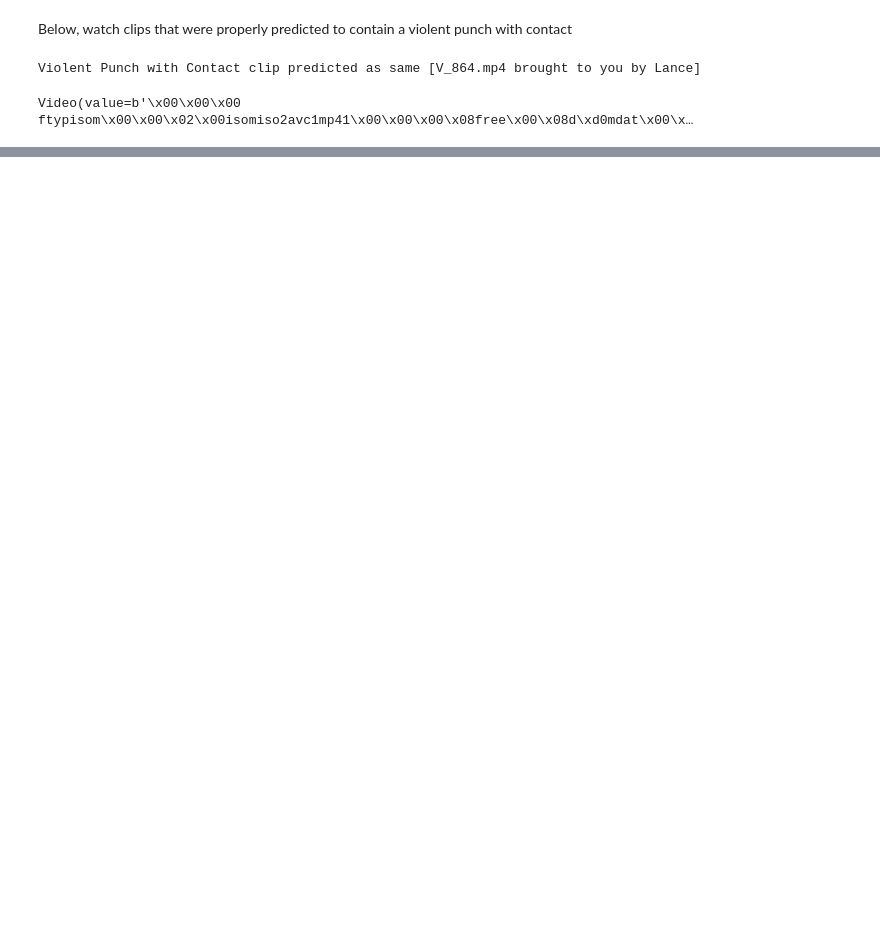
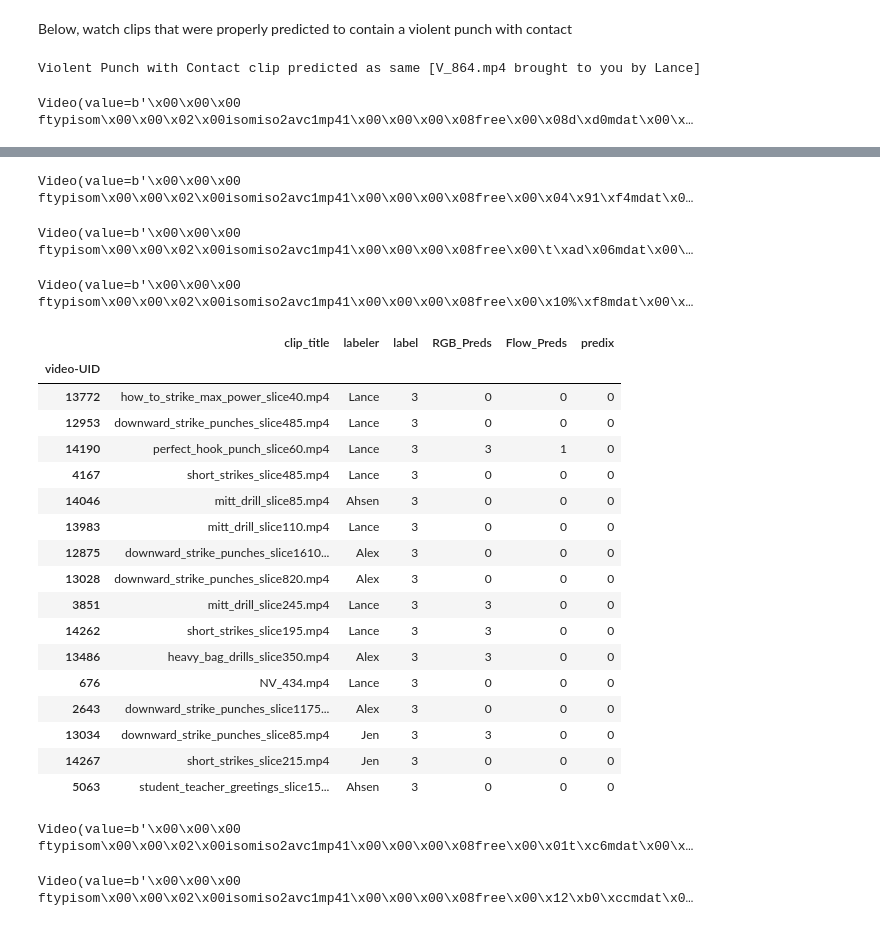
Before and after one commit to ahsenq/bittah-ninja, a Jupyter notebook: eval/EvalTheatre_TSN_multiclass.ipynb, the cells around one changed output, grey strips where cells are left out. Cells and saved outputs as stored; diff of their text form; code cells hidden in the pictures; blank space fills up the shorter version.

```diff
--- a/eval/EvalTheatre_TSN_multiclass.ipynb
+++ b/eval/EvalTheatre_TSN_multiclass.ipynb
@@ -264,0 +424,61 @@ show
+# %%
+clip = "V_916.mp4"
+show = Video.from_file('/root/vids/' + clip)
+show
+# label=2; predix=1
+# definitely swings and misses; good that security will be called
+# %% [output]
+Video(value=b'\x00\x00\x00 ftypisom\x00\x00\x02\x00isomiso2avc1mp41\x00\x00\x00\x08free\x00\x04\x91\xf4mdat\x0…
+# %%
+clip = "V_505_slice0.mp4"
+show = Video.from_file('/root/vids/' + clip)
+show
+# label=2; predix=1
+# I can't tell if there's contact; certainly seems violent
+# %% [output]
+Video(value=b'\x00\x00\x00 ftypisom\x00\x00\x02\x00isomiso2avc1mp41\x00\x00\x00\x08free\x00\t\xad\x06mdat\x00\…
+# %%
+clip = "streetfight3_slice525.mp4"
+show = Video.from_file('/root/vids/' + clip)
+show
+# label=2; predix=1
+# %% [output]
+Video(value=b'\x00\x00\x00 ftypisom\x00\x00\x02\x00isomiso2avc1mp41\x00\x00\x00\x08free\x00\x10%\xf8mdat\x00\x…
+# %%
+df[(df['label']==3) & (df['predix']==0)]
+# %% [output]
+|  | clip_title | labeler | label | RGB_Preds | Flow_Preds | predix |
+| video-UID |  |  |  |  |  |  |
+| 13772 | how_to_strike_max_power_slice40.mp4 | Lance | 3 | 0 | 0 | 0 |
+| 12953 | downward_strike_punches_slice485.mp4 | Lance | 3 | 0 | 0 | 0 |
+| 14190 | perfect_hook_punch_slice60.mp4 | Lance | 3 | 3 | 1 | 0 |
+| 4167 | short_strikes_slice485.mp4 | Lance | 3 | 0 | 0 | 0 |
+| 14046 | mitt_drill_slice85.mp4 | Ahsen | 3 | 0 | 0 | 0 |
+| 13983 | mitt_drill_slice110.mp4 | Lance | 3 | 0 | 0 | 0 |
+| 12875 | downward_strike_punches_slice1610... | Alex | 3 | 0 | 0 | 0 |
+| 13028 | downward_strike_punches_slice820.mp4 | Alex | 3 | 0 | 0 | 0 |
+| 3851 | mitt_drill_slice245.mp4 | Lance | 3 | 3 | 0 | 0 |
+| 14262 | short_strikes_slice195.mp4 | Lance | 3 | 3 | 0 | 0 |
+| 13486 | heavy_bag_drills_slice350.mp4 | Alex | 3 | 3 | 0 | 0 |
+| 676 | NV_434.mp4 | Lance | 3 | 0 | 0 | 0 |
+| 2643 | downward_strike_punches_slice1175... | Alex | 3 | 0 | 0 | 0 |
+| 13034 | downward_strike_punches_slice85.mp4 | Jen | 3 | 3 | 0 | 0 |
+| 14267 | short_strikes_slice215.mp4 | Jen | 3 | 0 | 0 | 0 |
+| 5063 | student_teacher_greetings_slice15... | Ahsen | 3 | 0 | 0 | 0 |
+# %%
+clip = "NV_434.mp4"
+show = Video.from_file('/root/vids/' + clip)
+show
+# label=3; predix = 0
+# I think I agree with the model more than with Lance
+# %% [output]
+Video(value=b'\x00\x00\x00 ftypisom\x00\x00\x02\x00isomiso2avc1mp41\x00\x00\x00\x08free\x00\x01t\xc6mdat\x00\x…
+# %%
+clip = "perfect_hook_punch_slice60.mp4"
+show = Video.from_file('/root/vids/' + clip)
+show
+# label=3; predix = 0
+# it's a mystery to me why the model didn't get this one. checking its probability
+# at least it's not that confident: 41%
+# %% [output]
+Video(value=b'\x00\x00\x00 ftypisom\x00\x00\x02\x00isomiso2avc1mp41\x00\x00\x00\x08free\x00\x12\xb0\xccmdat\x0…
```
Also changed, not shown: parts of 35 cells of this notebook, 3 other files.
